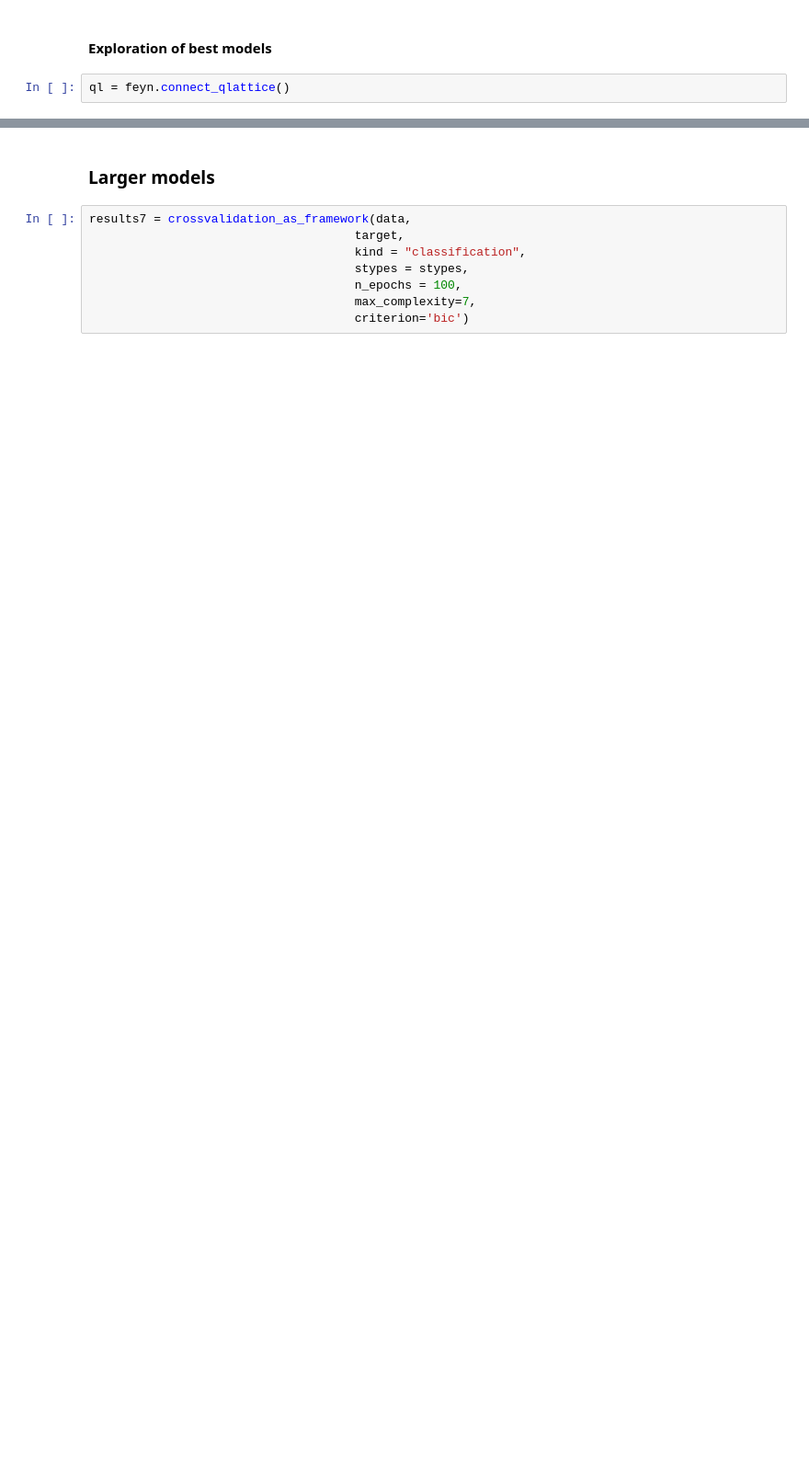
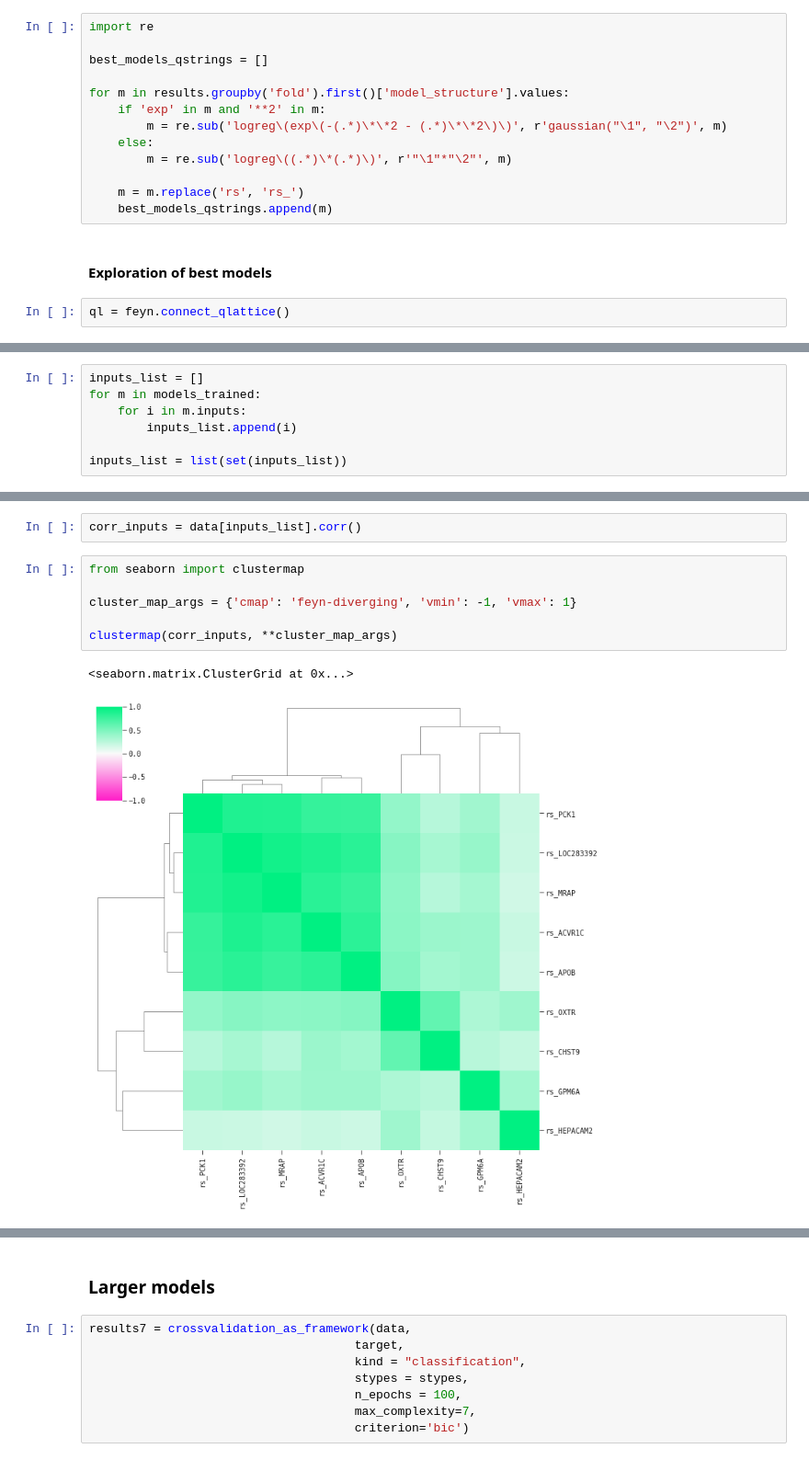
Before and after one commit to abzu-ai/QLattice-clinical-omics, a Jupyter notebook: notebooks/bc_case_multi.ipynb, the cells around one changed output, grey strips where cells are left out. Shown: that part at 92% size. Saved outputs shown, nothing was run; the diff lists cells and outputs as text; blank space fills up the shorter version.

Commit message:
Temporary notebook with new feyn version and pictures that go on the paper

```diff
--- a/notebooks/bc_case_multi.ipynb
+++ b/notebooks/bc_case_multi.ipynb
@@ -62,3 +68,16 @@ logreg(rsAPOB*rsSLC13A2)
+# %%
+import re
+
+best_models_qstrings = []
+
+for m in results.groupby('fold').first()['model_structure'].values:
+    if 'exp' in m and '**2' in m:
+        m = re.sub('logreg\(exp\(-(.*)\*\*2 - (.*)\*\*2\)\)', r'gaussian("\1", "\2")', m)
+    else:
+        m = re.sub('logreg\((.*)\*(.*)\)', r'"\1"*"\2"', m)
+
+    m = m.replace('rs', 'rs_')
+    best_models_qstrings.append(m)
 # %% [markdown]
 #### Exploration of best models
 # %%
@@ -114,0 +109,7 @@ models_trained[-1].plot_response_2d(data)
+# %%
+inputs_list = []
+for m in models_trained:
+    for i in m.inputs:
+        inputs_list.append(i)
+
+inputs_list = list(set(inputs_list))
@@ -114,0 +118,11 @@ models_trained[-1].plot_response_2d(data)
+# %%
+corr_inputs = data[inputs_list].corr()
+# %%
+from seaborn import clustermap
+
+cluster_map_args = {'cmap': 'feyn-diverging', 'vmin': -1, 'vmax': 1}
+
+clustermap(corr_inputs, **cluster_map_args)
+# %% [output]
+<seaborn.matrix.ClusterGrid at 0x...>
+[figure, added]
```
Also changed, not shown: parts of 17 cells of this notebook.
